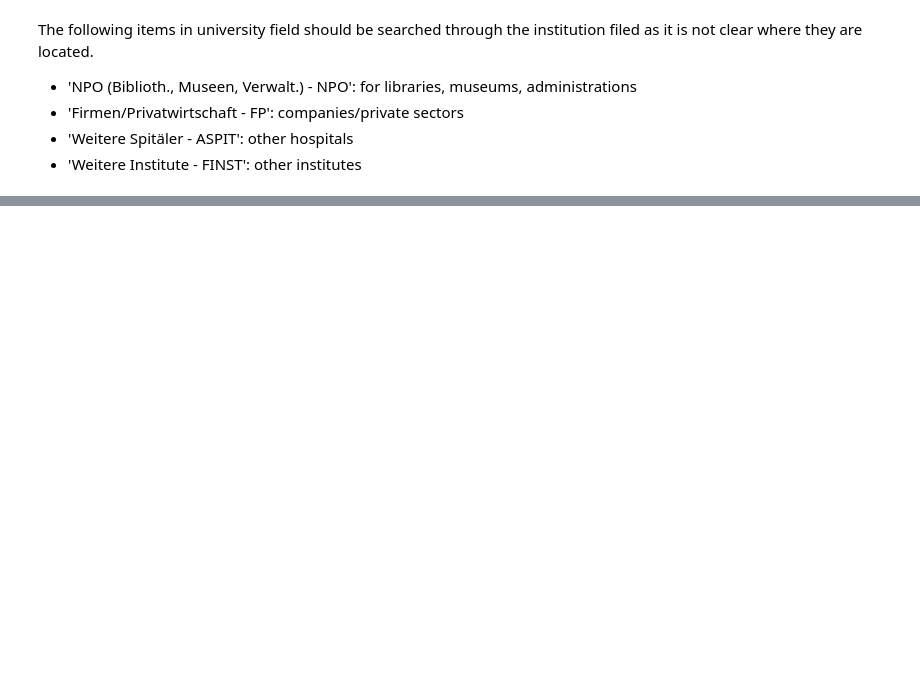
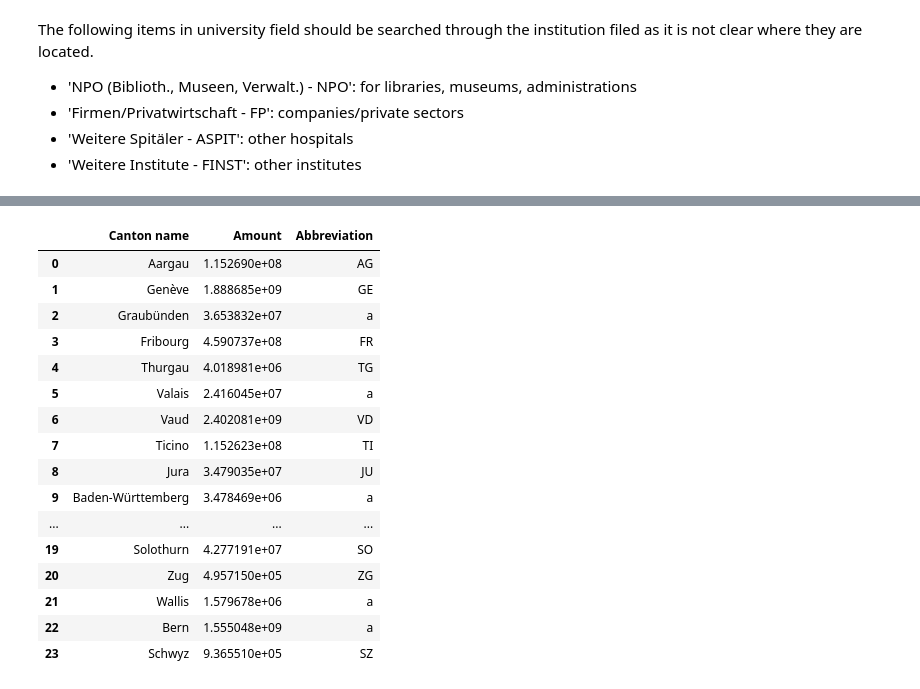
Before and after one commit to sorooshafiee/ADA-SAF, a Jupyter notebook: 03 - Interactive Viz/Untitled.ipynb, the cells around one changed output, grey strips where cells are left out. Drawn from its saved outputs; the diff is of its cells as text; code cells hidden in the pictures; blank space fills up the shorter version.

```diff
--- a/03 - Interactive Viz/Untitled.ipynb
+++ b/03 - Interactive Viz/Untitled.ipynb
@@ -217,0 +252,63 @@ a
+# %%
+result_dataframe['Canton name']=lsl_canton
+result_dataframe['Amount']=0
+result_dataframe
+# %%
+for k,v in match.items():
+    ml=list(df.loc[df['University'] == k,'Approved Amount'])
+    s=sum(ml)
+    result_dataframe.loc[result_dataframe['Canton name']==v,'Amount']=result_dataframe.loc[result_dataframe['Canton name']==v,'Amount']+s
+# %%
+mapping={'Aargau': 'AG',
+ 'Appenzell Ausserrhoden': 'AR',
+ 'Appenzell Innerrhoden': 'AI',
+ 'Basel-Landschaft': 'BL',
+ 'Basel-Stadt': 'BS',
+ 'Bern/Berne': 'BE',
+ 'Fribourg': 'FR',
+ 'Genève': 'GE',
+ 'Glarus': 'GL',
+ 'Graubünden/Grigioni': 'GR',
+ 'Jura': 'JU',
+ 'Luzern': 'LU',
+ 'Neuchâtel': 'NE',
+ 'Nidwalden': 'NW',
+ 'Obwalden': 'OW',
+ 'Schaffhausen': 'SH',
+ 'Schwyz': 'SZ',
+ 'Solothurn': 'SO',
+ 'St. Gallen': 'SG',
+ 'Thurgau': 'TG',
+ 'Ticino': 'TI',
+ 'Uri': 'UR',
+ 'Valais/Wallis': 'VS',
+ 'Vaud': 'VD',
+ 'Zug': 'ZG',
+ 'Zürich': 'ZH'}
+# %%
+result_dataframe['Abbreviation']='a'
+result_dataframe
+for kk,vv in mapping.items():
+    result_dataframe.loc[result_dataframe['Canton name']==kk,'Abbreviation']=vv
+# %%
+#result_dataframe.loc[result_dataframe['Canton name']=='Argau']
+
+result_dataframe
+# %% [output]
+|  | Canton name | Amount | Abbreviation |
+| 0 | Aargau | 1.152690e+08 | AG |
+| 1 | Genève | 1.888685e+09 | GE |
+| 2 | Graubünden | 3.653832e+07 | a |
+| 3 | Fribourg | 4.590737e+08 | FR |
+| 4 | Thurgau | 4.018981e+06 | TG |
+| 5 | Valais | 2.416045e+07 | a |
+| 6 | Vaud | 2.402081e+09 | VD |
+| 7 | Ticino | 1.152623e+08 | TI |
+| 8 | Jura | 3.479035e+07 | JU |
+| 9 | Baden-Württemberg | 3.478469e+06 | a |
+| ... | ... | ... | ... |
+| 19 | Solothurn | 4.277191e+07 | SO |
+| 20 | Zug | 4.957150e+05 | ZG |
+| 21 | Wallis | 1.579678e+06 | a |
+| 22 | Bern | 1.555048e+09 | a |
+| 23 | Schwyz | 9.365510e+05 | SZ |
```
Also changed, not shown: parts of 49 cells of this notebook, 1 other file.
